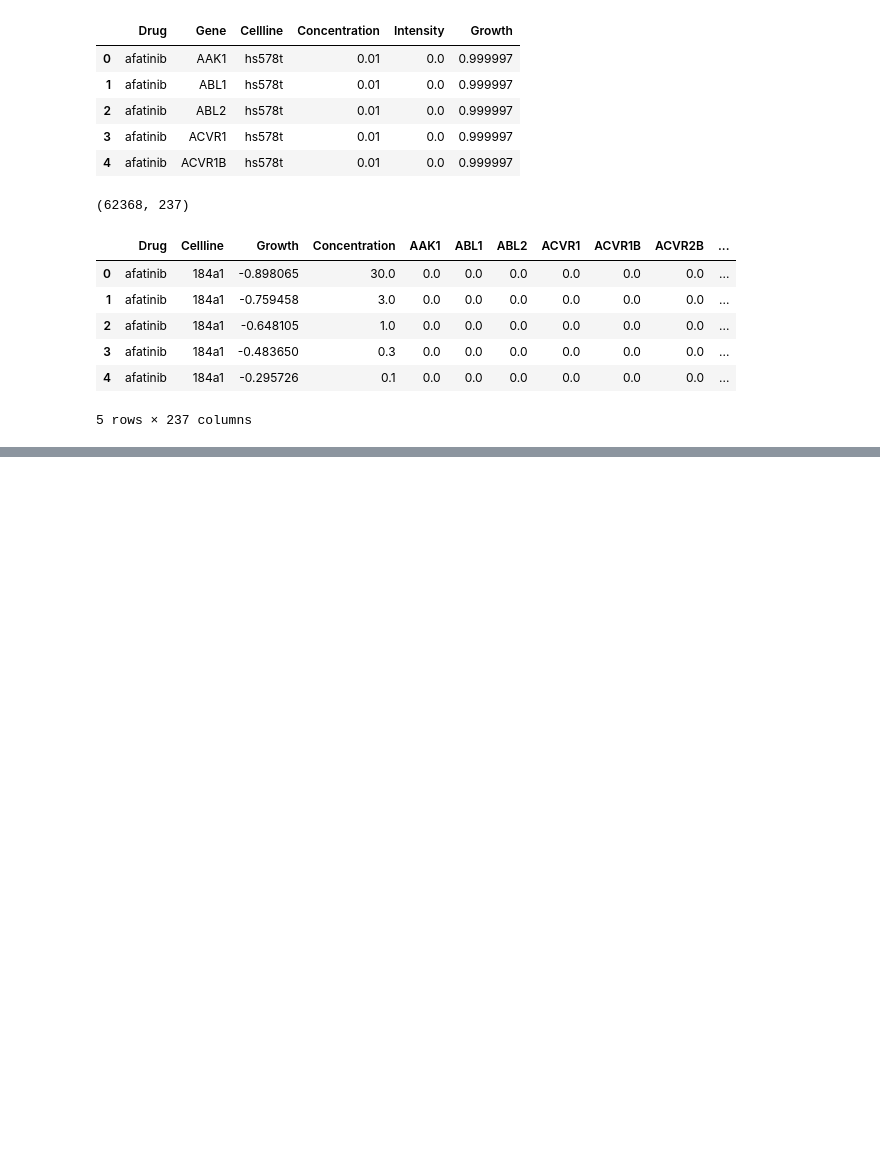
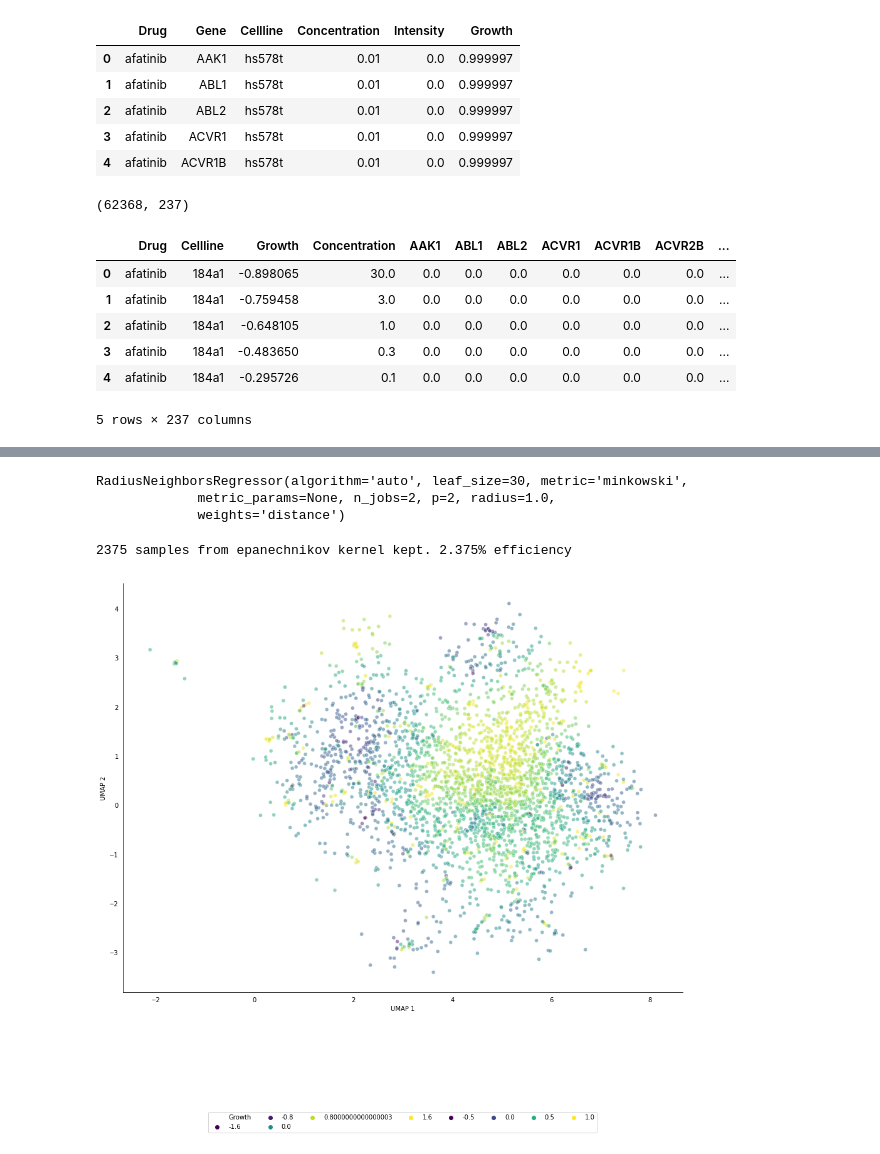
Before and after one commit to gomezlab/kinotypeClusteringAndRegression, a Jupyter notebook: src/09_revisedIntensities.ipynb, the cells around one changed output, grey strips where cells are left out. Drawn from its saved outputs; the diff is of its cells as text; code cells hidden in the pictures; blank space fills up the shorter version.

Commit message:
radius neighbors sampling

```diff
--- a/src/09_revisedIntensities.ipynb
+++ b/src/09_revisedIntensities.ipynb
@@ -554,0 +564,56 @@ plt.show()
+# %%
+from sklearn.neighbors import RadiusNeighborsRegressor
+
+neighbors = RadiusNeighborsRegressor(weights='distance', n_jobs=2)
+neighbors.fit(u_coords, lmnop.Growth.values)
+# %% [output]
+RadiusNeighborsRegressor(algorithm='auto', leaf_size=30, metric='minkowski',
+             metric_params=None, n_jobs=2, p=2, radius=1.0,
+             weights='distance')
+# %%
+from sklearn.neighbors import KernelDensity
+
+epanechnikov_density = KernelDensity(kernel = 'epanechnikov')
+gaussian_density = KernelDensity(kernel = 'gaussian')
+
+epanechnikov_density.fit(u_coords)
+gaussian_density.fit(u_coords)
+
+sample = gaussian_density.sample(n_samples=100000, random_state=1920)
+sample_likelihoods = np.exp(epanechnikov_density.score_samples(sample))
+keep_probability = np.random.uniform(size=100000)
+
+final_sample = sample[sample_likelihoods > keep_probability, :]
+
+remaining = final_sample.shape[0]
+print(remaining, 'samples from epanechnikov kernel kept.', str(remaining/100000.*100)+'% efficiency')
+# %% [output]
+2375 samples from epanechnikov kernel kept. 2.375% efficiency
+# %%
+fig, ax = plt.subplots(figsize=(16,12))
+
+#cmap = sns.cubehelix_palette(dark=.3, light=.8, as_cmap=True)
+sns.scatterplot(x=u_coords[:, 0].tolist(), y=u_coords[:, 1].tolist(), hue=lmnop.Growth, ax=ax, palette='viridis', vmax=1, vmin=-1, alpha=.5)
+
+sample_preds = neighbors.predict(final_sample)
+
+sns.scatterplot(x=final_sample[:, 0].tolist(), y=final_sample[:, 1].tolist(), hue=sample_preds, ax=ax, palette='viridis', vmax=1, vmin=-1, alpha=.5)
+
+
+plt.tick_params(axis='x', which='both', bottom=False, top=False)
+plt.tick_params(axis='y', which='both', right=False, left=False)
+
+for pos in ['right','top']:
+    plt.gca().spines[pos].set_visible(False)
+
+plt.xlabel('UMAP 1')
+plt.ylabel('UMAP 2')
+
+#for i, row in plot_text.iterrows():
+#    plt.annotate(row.name, (row[0], row[1]))
+
+plt.legend(bbox_to_anchor=(.5, -.35), loc=8, ncol=8)
+
+plt.show()
+# %% [output]
+[figure, added]
```
Also changed, not shown: parts of 15 cells of this notebook.
